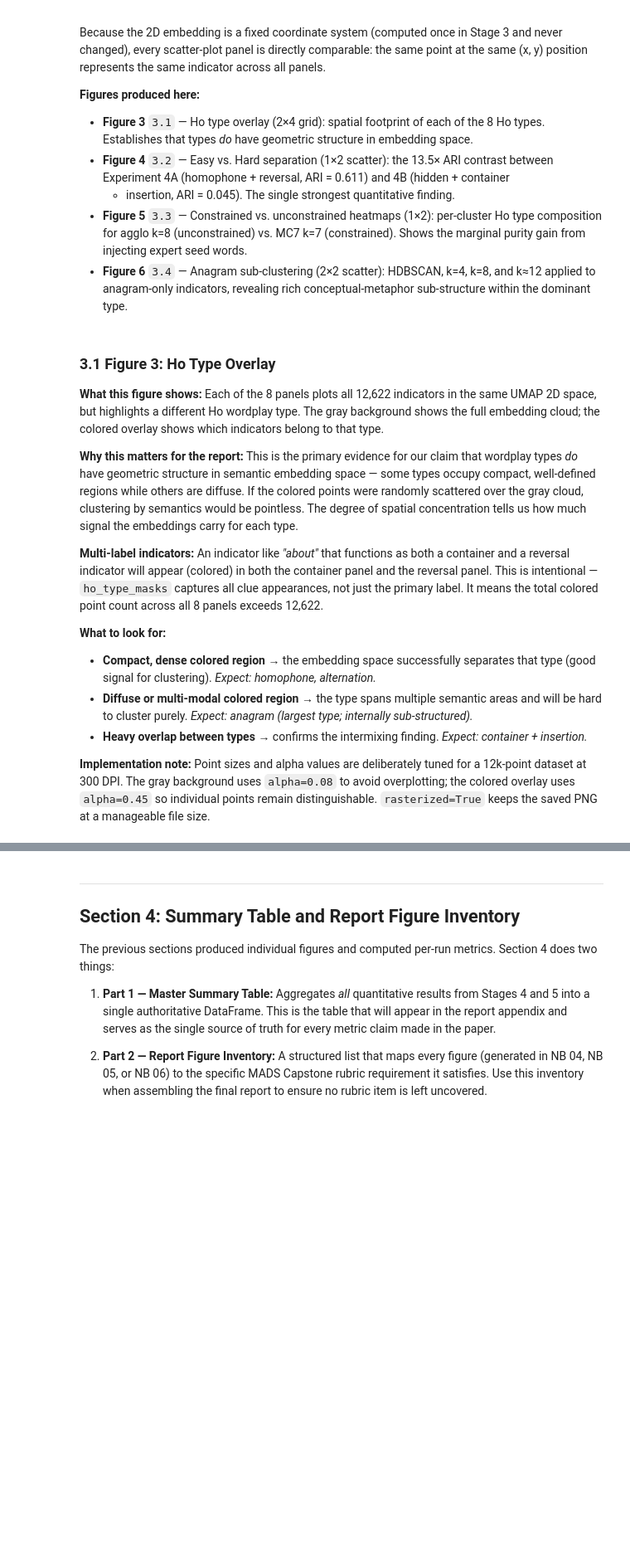
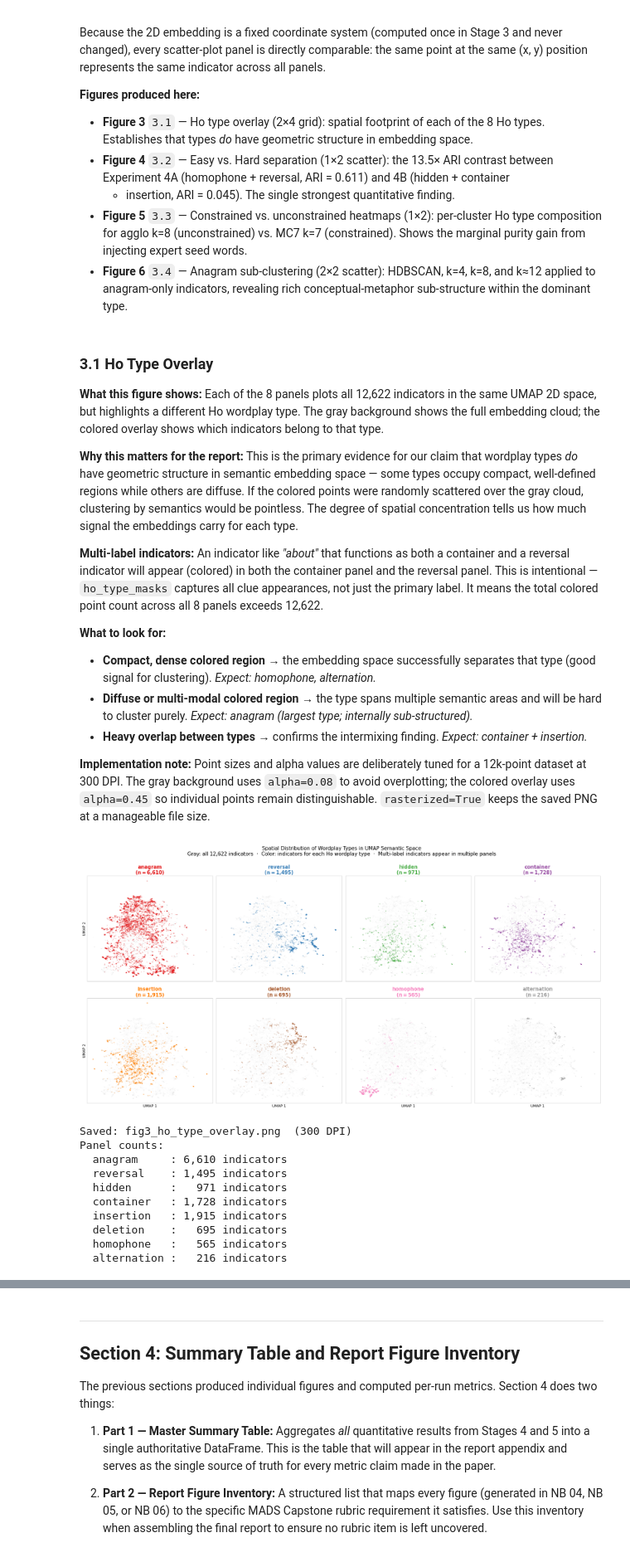
Before and after one commit to vwintumich/ccc-project, a Jupyter notebook: indicator_clustering/notebooks/06_evaluation_and_figures.ipynb, the cells around one changed output, grey strips where cells are left out. Shown at 83% size. Drawn from its saved outputs; the diff is of its cells as text; code cells hidden in the pictures; blank space fills up the shorter version.

```diff
--- a/indicator_clustering/notebooks/06_evaluation_and_figures.ipynb
+++ b/indicator_clustering/notebooks/06_evaluation_and_figures.ipynb
@@ -1080,7 +1010,7 @@ point at the same (x, y) position represents the same indicator across all panel
   k≈12 applied to anagram-only indicators, revealing rich conceptual-metaphor
   sub-structure within the dominant type.
 # %% [markdown]
-### 3.1 Figure 3: Ho Type Overlay
+### 3.1 Ho Type Overlay
 
 **What this figure shows:** Each of the 8 panels plots all 12,622 indicators in
 the same UMAP 2D space, but highlights a different Ho wordplay type. The gray
@@ -1114,7 +1044,7 @@ a 12k-point dataset at 300 DPI. The gray background uses `alpha=0.08` to avoid
 overplotting; the colored overlay uses `alpha=0.45` so individual points remain
 distinguishable. `rasterized=True` keeps the saved PNG at a manageable file size.
 # %%
-# ─── Figure 3: Ho Type Overlay (2×4 grid) ────────────────────────────────────
+# ─── Ho Type Overlay (2×4 grid) ────────────────────────────────────
 # All data needed here was loaded in Section 1:
 #   embeddings_2d  — shape (12622, 2), 2D UMAP coordinates
 #   ho_type_masks  — dict[str, ndarray[bool]], built from verified_clues_labeled.csv
@@ -1186,32 +1116,44 @@ for ax, wtype in zip(axes_flat, HO_TYPES):
     row, col  = divmod(panel_idx, 4)
     if row == 1:   # bottom row
         ax.set_xlabel('UMAP 1', fontsize=8, labelpad=2)
     if col == 0:   # left column
         ax.set_ylabel('UMAP 2', fontsize=8, labelpad=2)
 
     # Thin gray border — keeps panels visually separated without heavy lines
     for spine in ax.spines.values():
         spine.set_edgecolor('#cccccc')
         spine.set_linewidth(0.6)
 
 # ── Figure-level title ────────────────────────────────────────────────────────
 # Written as a caption-ready sentence so it can be copied directly into the
 # report. 'y=1.01' lifts it just above the top row of panels.
 fig.suptitle(
-    'Figure 3: Spatial Distribution of Wordplay Types in UMAP Semantic Space\n'
+    'Spatial Distribution of Wordplay Types in UMAP Semantic Space\n'
     'Gray: all 12,622 indicators  \u00b7  Color: indicators for each Ho wordplay '
     'type  \u00b7  Multi-label indicators appear in multiple panels',
     fontsize=11,
     y=1.01,
 )
 
 plt.tight_layout(pad=0.6, h_pad=1.2, w_pad=0.8)
 
 out_path = REPORT_FIGURES_DIR / 'fig3_ho_type_overlay.png'
 fig.savefig(out_path, dpi=FIG3_DPI, bbox_inches='tight')
 plt.show()
 print(f'Saved: {out_path.name}  ({FIG3_DPI} DPI)')
 print('Panel counts:')
 for wtype in HO_TYPES:
     print(f'  {wtype:12s}: {ho_type_masks[wtype].sum():5,} indicators')
+# %% [output]
+[figure, added]
+Saved: fig3_ho_type_overlay.png  (300 DPI)
+Panel counts:
+  anagram     : 6,610 indicators
+  reversal    : 1,495 indicators
+  hidden      :   971 indicators
+  container   : 1,728 indicators
+  insertion   : 1,915 indicators
+  deletion    :   695 indicators
+  homophone   :   565 indicators
+  alternation :   216 indicators
 # %% [markdown]
```
Also changed, not shown: parts of 35 cells of this notebook.
